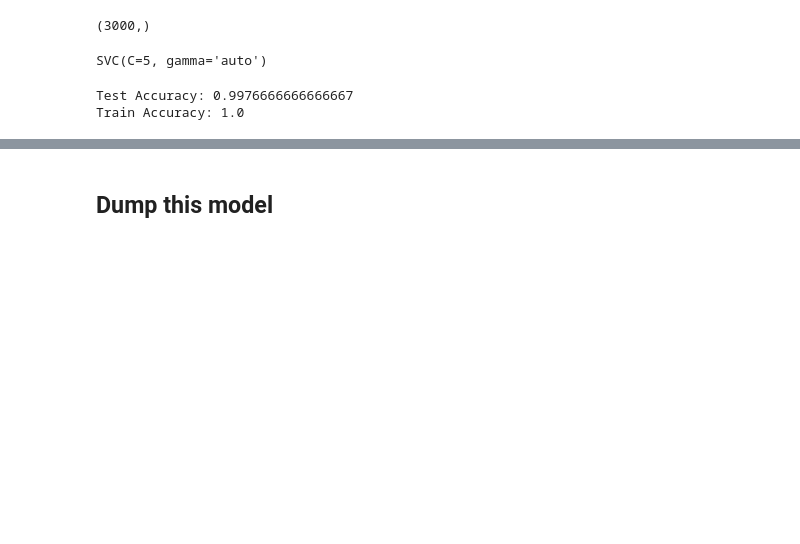
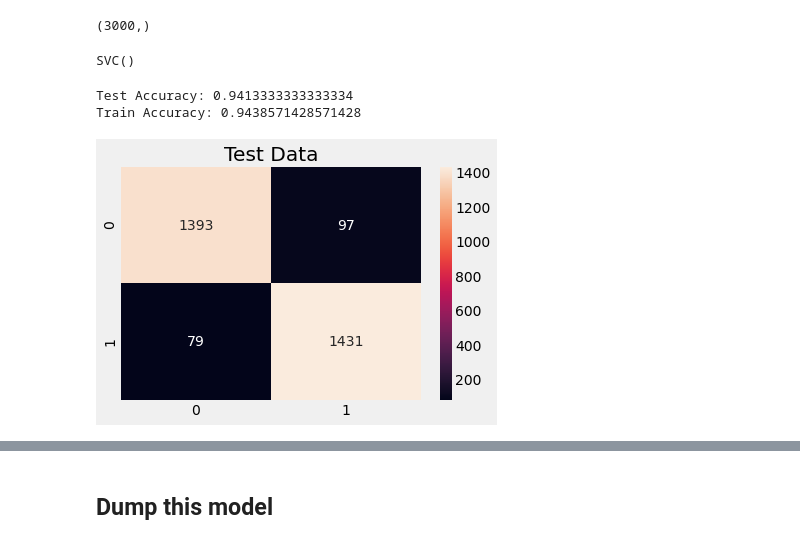
Before and after one commit to NaNdalal-dev/Predict-Covid, a Jupyter notebook: Analysis-part/predict_covid.ipynb, the cells around one changed output, grey strips where cells are left out. Drawn from its saved outputs; the diff is of its cells as text; code cells hidden in the pictures; blank space fills up the shorter version.

```diff
--- a/Analysis-part/predict_covid.ipynb
+++ b/Analysis-part/predict_covid.ipynb
@@ -81,13 +81,23 @@ y_test.shape
 # %% [output]
 (3000,)
 # %%
-model2 = SVC(C=5,gamma='auto')
+model2 = SVC()
 model2.fit(x_train,y_train)
 # %% [output]
-SVC(C=5, gamma='auto')
+SVC()
 # %%
 print('Test Accuracy:',model2.score(x_test,y_test))
 print('Train Accuracy:',model2.score(x_train,y_train))
 # %% [output]
-Test Accuracy: 0.9976666666666667
-Train Accuracy: 1.0
+Test Accuracy: 0.9413333333333334
+Train Accuracy: 0.9438571428571428
+# %%
+y_pred = model2.predict(x_test)
+y_pred_train = model2.predict(x_train)
+# %%
+test = confusion_matrix(y_pred,y_test)
+plt.title('Test Data')
+sns.heatmap(data=test,annot=True,fmt='g')
+plt.show()
+# %% [output]
+[figure, added]
```
Also changed, not shown: parts of 10 cells of this notebook, 16 other files.
